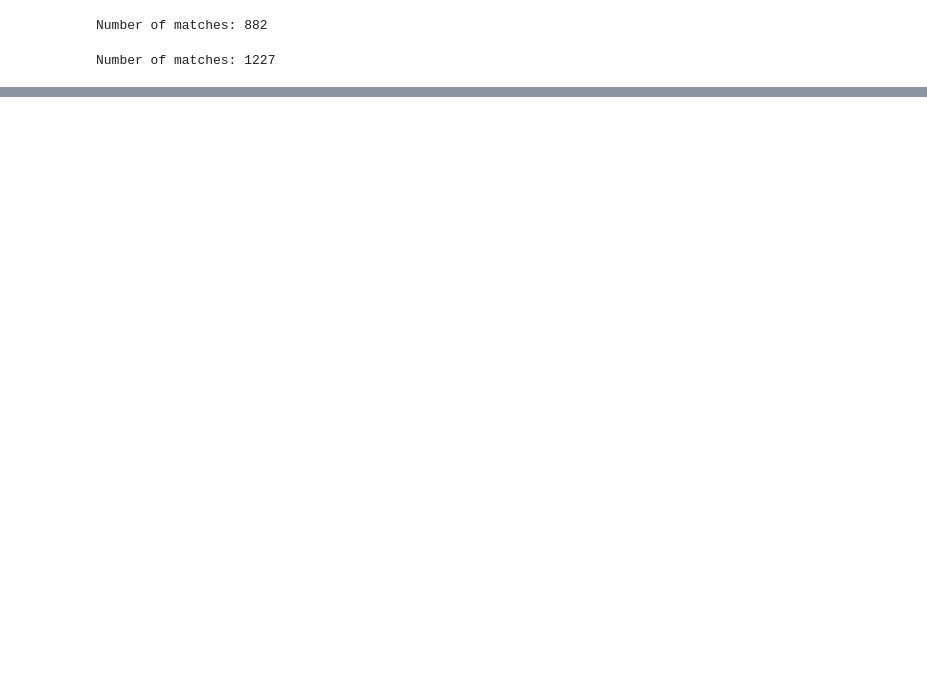
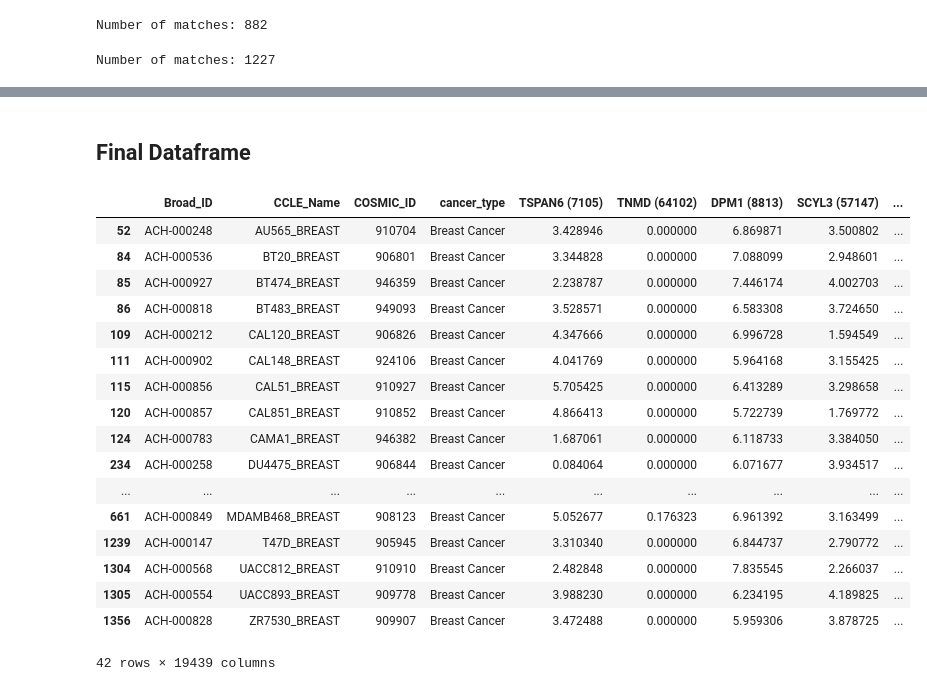
Before and after one commit to mdan0015/FIT3164, a Jupyter notebook: Baseline model/Data processing.ipynb, the cells around one changed output, grey strips where cells are left out. Saved outputs shown, nothing was run; the diff lists cells and outputs as text; code cells hidden in the pictures; blank space fills up the shorter version.

Commit message:
Update data pre-processing

```diff
--- a/Baseline model/Data processing.ipynb
+++ b/Baseline model/Data processing.ipynb
@@ -104,3 +123,17 @@ print(f"Number of matches: {match_count}")
 # 1227 / 1406 rows can be matched (87%)
 # %% [output]
 Number of matches: 1227
+# %%
+# Merge proteonomics DataFrame with the ccle info DataFrame on CCLE name column
+# right merge onto ccle_info, as this data will be merged with transcriptomics data as well
+
+ccle_p_merged = pd.merge(ccle_p, ccle_info, on=['CCLE_Name'], how = 'right')
+ccle_multi = pd.merge(ccle_t, ccle_p_merged, on=['Broad_ID'], how = 'right')
+
+#19439 columns correct amount
+
+# Drop all rows with ANY missing values
+ccle_multi = ccle_multi.dropna(axis='index')
+
+# Final merged frame ~ multi-omics data
+ccle_multi
@@ -106,0 +154,49 @@ Number of matches: 1227
+# %%
+# Move CCLE_name, cosmic_id, primary disease to the front, after Broad_ID
+
+# move ccle_name
+col_to_move = ccle_multi['CCLE_Name']
+ccle_multi.drop(labels=['CCLE_Name'], axis=1, inplace = True)
+ccle_multi.insert(1, 'CCLE_Name', col_to_move)
+
+# move cosmic_id
+col_to_move = ccle_multi['COSMIC_ID']
+ccle_multi.drop(labels=['COSMIC_ID'], axis=1, inplace = True)
+ccle_multi.insert(2, 'COSMIC_ID', col_to_move)
+
+# move primary_disease
+col_to_move = ccle_multi['Primary Disease']
+ccle_multi.drop(labels=['Primary Disease'], axis=1, inplace = True)
+ccle_multi.insert(3, 'Primary Disease', col_to_move)
+# %%
+# rename primary disease
+ccle_multi = ccle_multi.rename({"Primary Disease": "cancer_type"}, axis = 'columns')
+
+# Convert 'COSMIC_ID' column values to int64 data type
+ccle_multi['COSMIC_ID'] = ccle_multi['COSMIC_ID'].apply(np.int64)
+# %%
+# only retrieve breast cancer data
+ccle_breast_cancer_multi = ccle_multi[ccle_multi['cancer_type']== 'Breast Cancer']
+# %% [markdown]
+## Final Dataframe
+# %%
+ccle_breast_cancer_multi
+# %% [output]
+|  | Broad_ID | CCLE_Name | COSMIC_ID | cancer_type | TSPAN6 (7105) | TNMD (64102) | DPM1 (8813) | SCYL3 (57147) | ... |
+| 52 | ACH-000248 | AU565_BREAST | 910704 | Breast Cancer | 3.428946 | 0.000000 | 6.869871 | 3.500802 | ... |
+| 84 | ACH-000536 | BT20_BREAST | 906801 | Breast Cancer | 3.344828 | 0.000000 | 7.088099 | 2.948601 | ... |
+| 85 | ACH-000927 | BT474_BREAST | 946359 | Breast Cancer | 2.238787 | 0.000000 | 7.446174 | 4.002703 | ... |
+| 86 | ACH-000818 | BT483_BREAST | 949093 | Breast Cancer | 3.528571 | 0.000000 | 6.583308 | 3.724650 | ... |
+| 109 | ACH-000212 | CAL120_BREAST | 906826 | Breast Cancer | 4.347666 | 0.000000 | 6.996728 | 1.594549 | ... |
+| 111 | ACH-000902 | CAL148_BREAST | 924106 | Breast Cancer | 4.041769 | 0.000000 | 5.964168 | 3.155425 | ... |
+| 115 | ACH-000856 | CAL51_BREAST | 910927 | Breast Cancer | 5.705425 | 0.000000 | 6.413289 | 3.298658 | ... |
+| 120 | ACH-000857 | CAL851_BREAST | 910852 | Breast Cancer | 4.866413 | 0.000000 | 5.722739 | 1.769772 | ... |
+| 124 | ACH-000783 | CAMA1_BREAST | 946382 | Breast Cancer | 1.687061 | 0.000000 | 6.118733 | 3.384050 | ... |
+| 234 | ACH-000258 | DU4475_BREAST | 906844 | Breast Cancer | 0.084064 | 0.000000 | 6.071677 | 3.934517 | ... |
+| ... | ... | ... | ... | ... | ... | ... | ... | ... | ... |
+| 661 | ACH-000849 | MDAMB468_BREAST | 908123 | Breast Cancer | 5.052677 | 0.176323 | 6.961392 | 3.163499 | ... |
+| 1239 | ACH-000147 | T47D_BREAST | 905945 | Breast Cancer | 3.310340 | 0.000000 | 6.844737 | 2.790772 | ... |
+| 1304 | ACH-000568 | UACC812_BREAST | 910910 | Breast Cancer | 2.482848 | 0.000000 | 7.835545 | 2.266037 | ... |
+| 1305 | ACH-000554 | UACC893_BREAST | 909778 | Breast Cancer | 3.988230 | 0.000000 | 6.234195 | 4.189825 | ... |
+| 1356 | ACH-000828 | ZR7530_BREAST | 909907 | Breast Cancer | 3.472488 | 0.000000 | 5.959306 | 3.878725 | ... |
+42 rows × 19439 columns
```
Also changed, not shown: parts of 12 cells of this notebook, 1 other file.
